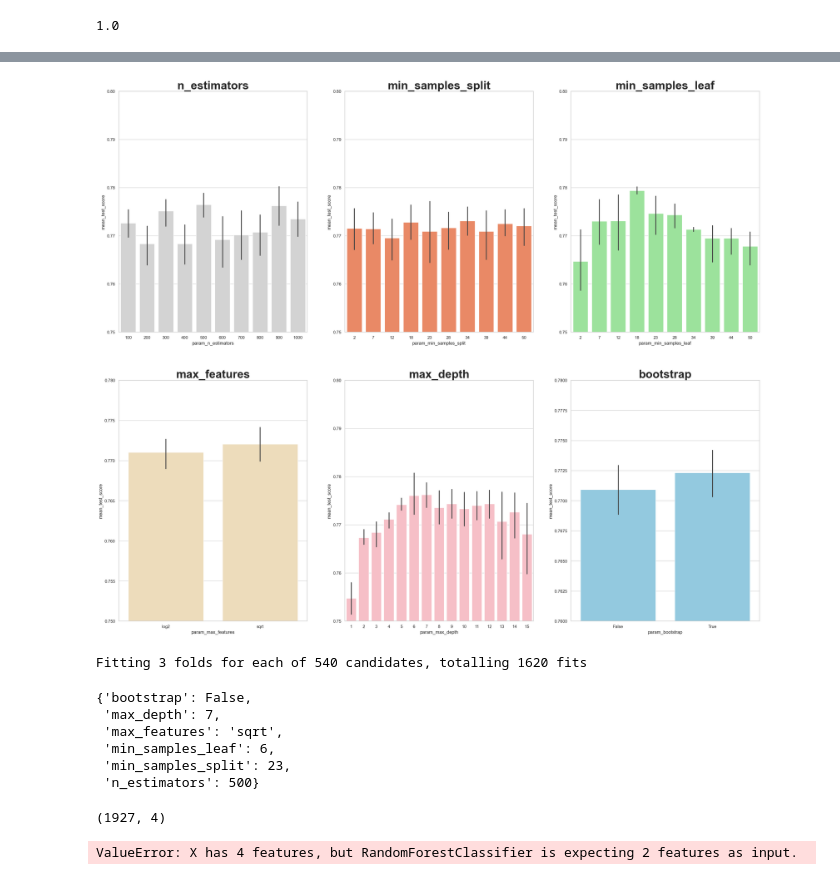
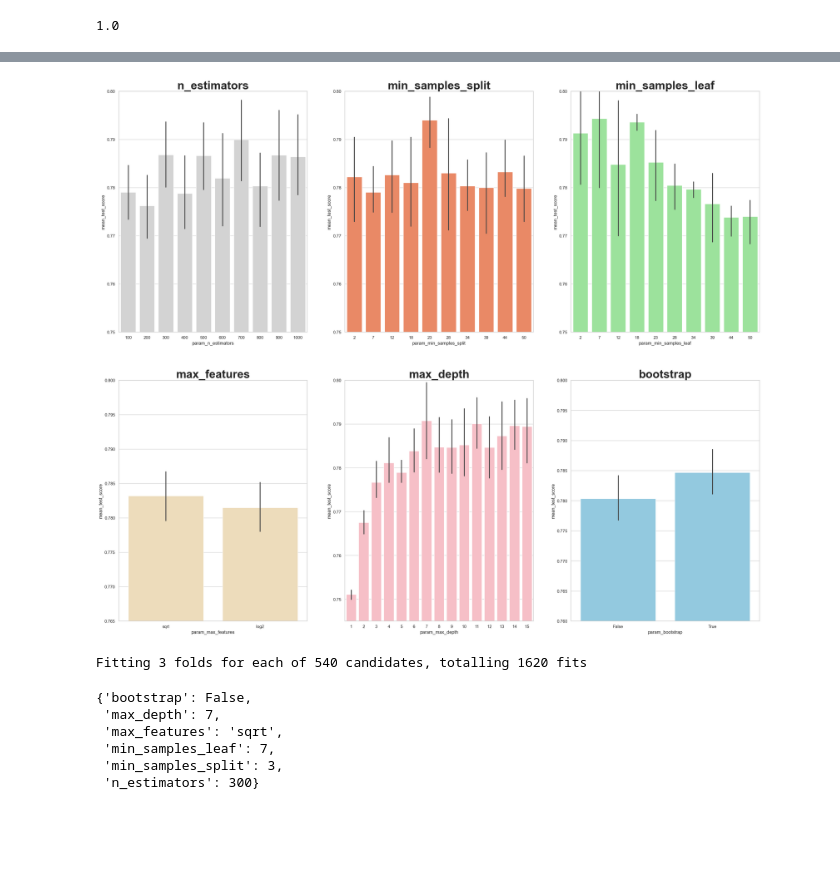
Before and after one commit to samurai921/task_sklearn, a Jupyter notebook: Рекомендация тарифов.ipynb, the cells around one changed output, grey strips where cells are left out. Cells and saved outputs as stored; diff of their text form; code cells hidden in the pictures; blank space fills up the shorter version.

```diff
--- a/Рекомендация тарифов.ipynb
+++ b/Рекомендация тарифов.ipynb
@@ -112,7 +112,7 @@ None
 | 2 | 0.995428 | 0.192617 |
 | 3 | 1.000000 | 0.004572 |
 # %%
-pca = PCA(n_components=2)
+pca = PCA(n_components=4)
 pca.fit(X_train_scaled)
 X_train_scaled_pca = pca.transform(X_train_scaled)
 X_test_scaled_pca = pca.transform(X_test_scaled)
@@ -138,7 +138,9 @@ display(rfc.score(X_train_scaled_pca, y_train))
 n_estimators = [int(x) for x in np.linspace(start = 100, stop = 1000, num = 10)]
 max_features = ['log2', 'sqrt']
 max_depth = [int(x) for x in np.linspace(start = 1, stop = 15, num = 15)]
-min_samples_split = [int(x) for x in np.linspace(start = 2, stop = 50, num = 10)]
+min_samples_split = [int(x) for x in np.linspace(
+    start = 2,
+    stop = 50, num = 10)]
 min_samples_leaf = [int(x) for x in np.linspace(start = 2, stop = 50, num = 10)]
 bootstrap = [True, False]
 param_dist = {'n_estimators': n_estimators,
@@ -188,31 +190,30 @@ rs_df.head()
 # %%
 fig, axs = plt.subplots(ncols=3, nrows=2)
 sns.set(style="whitegrid", color_codes=True, font_scale = 2)
 fig.set_size_inches(30,25)
 
 sns.barplot(x=rs_df.param_n_estimators, y=rs_df.mean_test_score, ax=axs[0,0], color='lightgrey')
 axs[0,0].set_ylim([.75,.80])
 axs[0,0].set_title(label = 'n_estimators', size=30, weight='bold')
 sns.barplot(x=rs_df.param_min_samples_split, y=rs_df.mean_test_score,  ax=axs[0,1], color='coral')
 axs[0,1].set_ylim([.75,.80])
 axs[0,1].set_title(label = 'min_samples_split', size=30, weight='bold')
 sns.barplot(x=rs_df.param_min_samples_leaf, y=rs_df.mean_test_score, ax=axs[0,2], color='lightgreen')
 axs[0,2].set_title(label = 'min_samples_leaf', size=30, weight='bold')
 axs[0,2].set_ylim([.75,.80])
 sns.barplot(x=rs_df.param_max_features, y=rs_df.mean_test_score, ax=axs[1,0], color='wheat')
-axs[1,0].set_ylim([.75,.78])
+axs[1,0].set_ylim([.765,.80])
 axs[1,0].set_title(label = 'max_features', size=30, weight='bold')
 sns.barplot(x=rs_df.param_max_depth, y=rs_df.mean_test_score, ax=axs[1,1], color='lightpink')
-axs[1,1].set_ylim([.75,.80])
+axs[1,1].set_ylim([.745,.80])
 axs[1,1].set_title(label = 'max_depth', size=30, weight='bold')
 sns.barplot(x=rs_df.param_bootstrap,y=rs_df.mean_test_score, ax=axs[1,2], color='skyblue')
-axs[1,2].set_ylim([.76,.78])
+axs[1,2].set_ylim([.76,.80])
 axs[1,2].set_title(label = 'bootstrap', size=30, weight='bold')
 plt.show()
 # %% [output]
-[figure, old version]
+[figure, new version]
 # %%
-
 n_estimators = [300,500,700]
 max_features = ['sqrt']
 max_depth = [2,3,7,11,15]
@@ -234,17 +235,11 @@ Fitting 3 folds for each of 540 candidates, totalling 1620 fits
 {'bootstrap': False,
  'max_depth': 7,
  'max_features': 'sqrt',
- 'min_samples_leaf': 6,
- 'min_samples_split': 23,
- 'n_estimators': 500}
+ 'min_samples_leaf': 7,
+ 'min_samples_split': 3,
+ 'n_estimators': 300}
-# %%
-print(X_train.shape)
-# %% [output]
-(1927, 4)
 # %%
 y_pred = rfc.predict(X_test_scaled)
 y_pred_pca = rfc.predict(X_test_scaled_pca)
 y_pred_gs = gs.best_estimator_.predict(X_test_scaled_pca)
-# %% [output]
-ValueError: X has 4 features, but RandomForestClassifier is expecting 2 features as input.
 # %%
```
Also changed, not shown: parts of 8 cells of this notebook.
